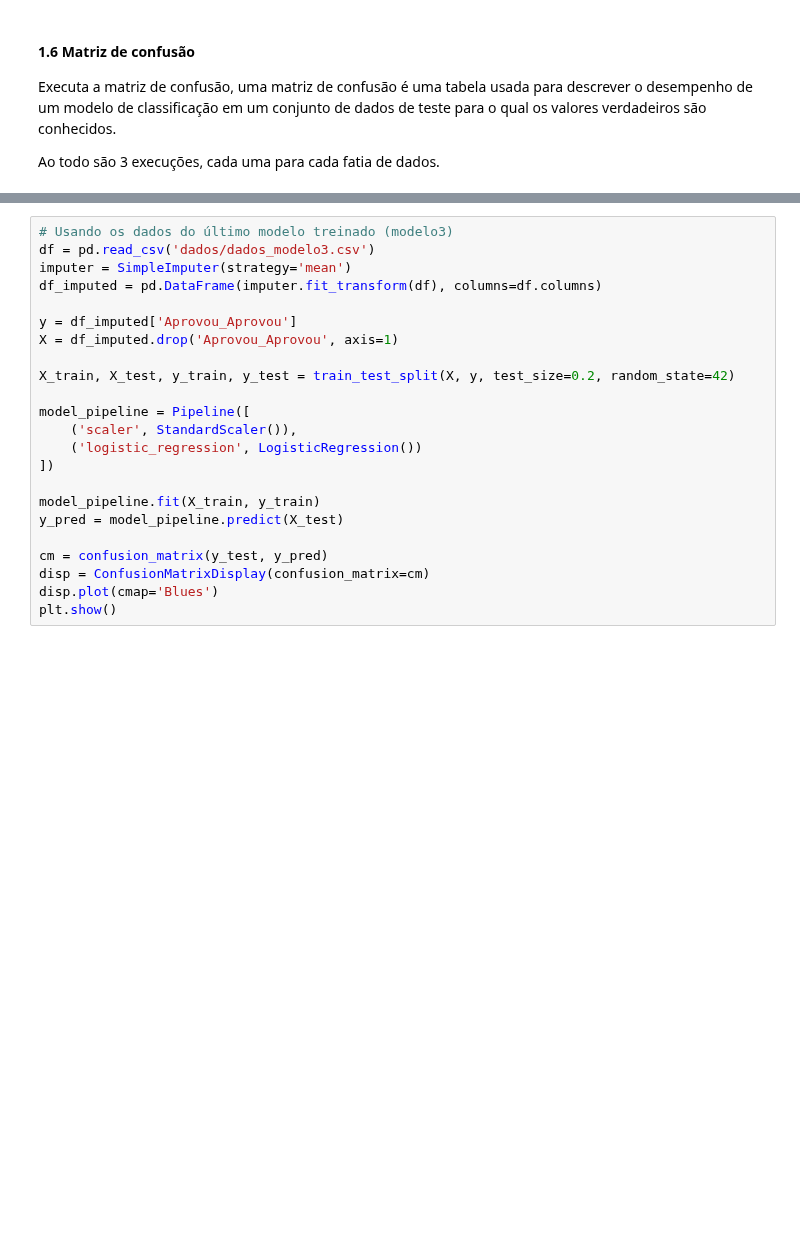
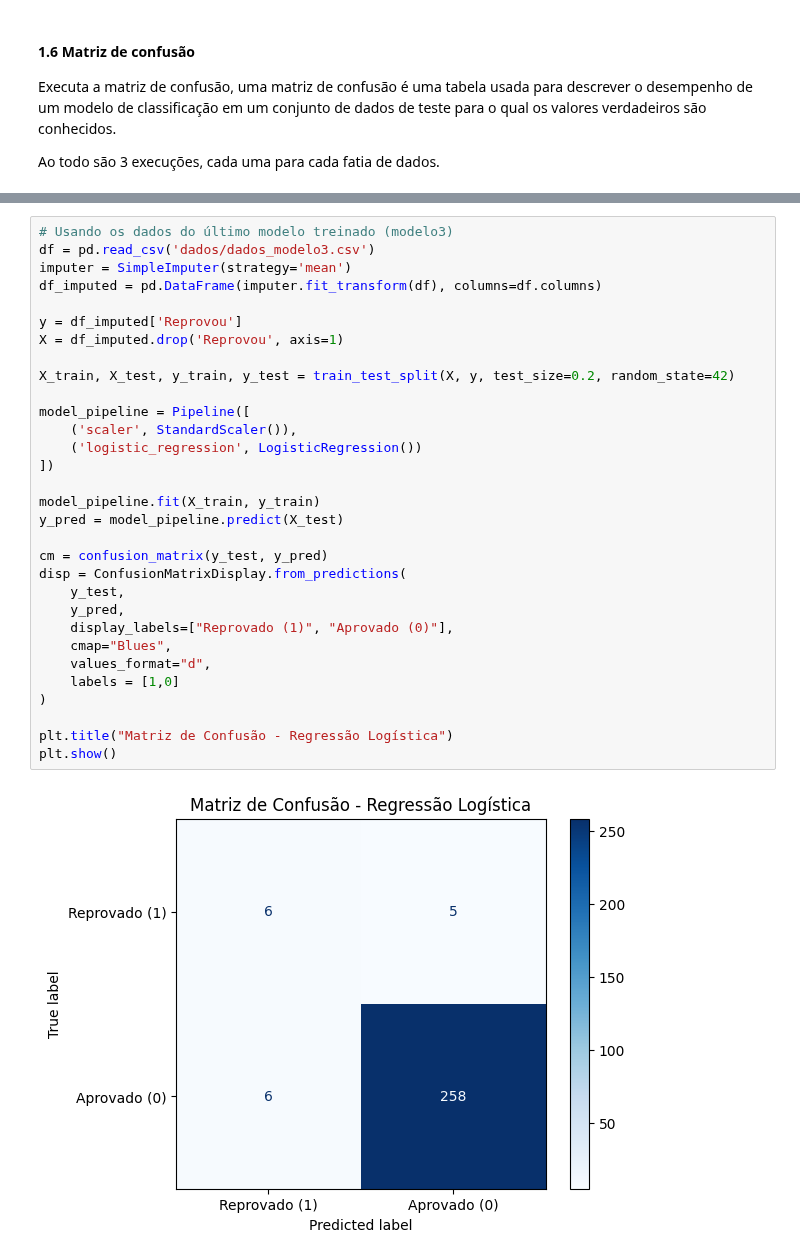
Before and after one commit to antonioatra/LATECH-Predictive_Model, a Jupyter notebook: notebooks/regressao_logica.ipynb, the cells around one changed output, grey strips where cells are left out. Cells and saved outputs as stored; diff of their text form; blank space fills up the shorter version.

```diff
--- a/notebooks/regressao_logica.ipynb
+++ b/notebooks/regressao_logica.ipynb
@@ -200,23 +218,33 @@ plt.show()
 # %%
 # Usando os dados do último modelo treinado (modelo3)
 df = pd.read_csv('dados/dados_modelo3.csv')
 imputer = SimpleImputer(strategy='mean')
 df_imputed = pd.DataFrame(imputer.fit_transform(df), columns=df.columns)
 
-y = df_imputed['Aprovou_Aprovou']
-X = df_imputed.drop('Aprovou_Aprovou', axis=1)
+y = df_imputed['Reprovou']
+X = df_imputed.drop('Reprovou', axis=1)
 
 X_train, X_test, y_train, y_test = train_test_split(X, y, test_size=0.2, random_state=42)
 
 model_pipeline = Pipeline([
     ('scaler', StandardScaler()),
     ('logistic_regression', LogisticRegression())
 ])
 
 model_pipeline.fit(X_train, y_train)
 y_pred = model_pipeline.predict(X_test)
 
 cm = confusion_matrix(y_test, y_pred)
-disp = ConfusionMatrixDisplay(confusion_matrix=cm)
-disp.plot(cmap='Blues')
+disp = ConfusionMatrixDisplay.from_predictions(
+    y_test,
+    y_pred,
+    display_labels=["Reprovado (1)", "Aprovado (0)"],
+    cmap="Blues",
+    values_format="d",
+    labels = [1,0]
+)
+
+plt.title("Matriz de Confusão - Regressão Logística")
 plt.show()
+# %% [output]
+[figure, added]
```
Also changed, not shown: parts of 6 cells of this notebook.
